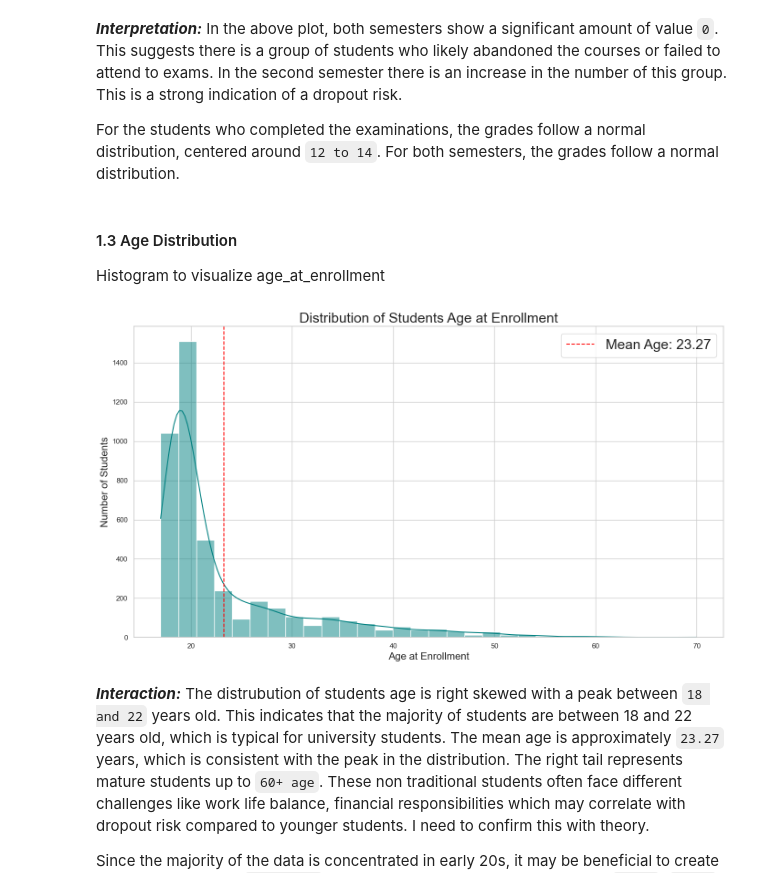
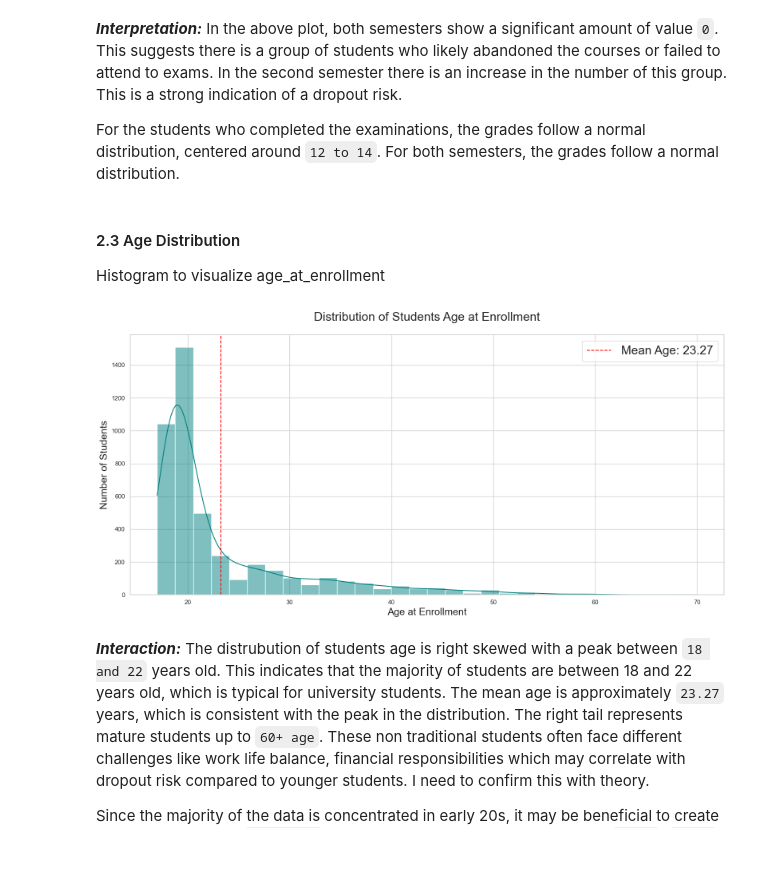
Before and after one commit to weslylaboy/student-outcome-predictor, a Jupyter notebook: notebooks/02_exploratory_data_analysis.ipynb, the cells around one changed output. Drawn from its saved outputs; the diff is of its cells as text; code cells hidden in the pictures; blank space fills up the shorter version.

```diff
--- a/notebooks/02_exploratory_data_analysis.ipynb
+++ b/notebooks/02_exploratory_data_analysis.ipynb
@@ -26,10 +23,15 @@ from holoviews.plotting.bokeh.styles import font_size
 # Set plot style
 sns.set_theme(style="whitegrid")
 fig_size= (16,8)
+plot_title_pad = 25
+plot_title_font_size = 22
+x_label_font_size = 18
+y_label_font_size = 18
+plot_label_font_size = 22
 # %% [markdown]
 ## Load data
 # %%
-df = pd.read_csv('../data/interim/01.2_data_renamed.csv')
+df = pd.read_csv('../data/interim/01.4_data_unknown_cleaned.csv')
 df.head()
 # %% [output]
 |  | marital_status | application_mode | application_order | course | daytime_evening | prev_qualification | ... |
@@ -100,28 +102,28 @@ plt.show()
 
 For the students who completed the examinations, the grades follow a normal distribution, centered around `12 to 14`. For both semesters, the grades follow a normal distribution.
 # %% [markdown]
-#### 1.3 Age Distribution
+#### 2.3 Age Distribution
 
 Histogram to visualize age_at_enrollment
 # %%
-plt.figure(figsize=(14,8))
+plt.figure(figsize=fig_size)
 
 sns.histplot(data=df, x='age_at_enrollment', kde=True, color='teal', bins=30)
 
 # title
-plt.title('Distribution of Students Age at Enrollment', fontsize=22)
-plt.xlabel('Age at Enrollment', fontsize=16)
-plt.ylabel('Number of Students', fontsize=16)
+plt.title('Distribution of Students Age at Enrollment', fontsize=plot_title_font_size, pad=plot_title_pad)
+plt.xlabel('Age at Enrollment', fontsize=x_label_font_size)
+plt.ylabel('Number of Students', fontsize=y_label_font_size)
 
 # line with age mean
 plt.axvline(df['age_at_enrollment'].mean(), color='red', linestyle='--', label=f'Mean Age: {df["age_at_enrollment"].mean():.2f}')
 
-plt.legend(fontsize=22)
+plt.legend(fontsize=plot_label_font_size)
 
 plt.tight_layout()
 plt.show()
 # %% [output]
-[figure, old version]
+[figure, new version]
 # %% [markdown]
 ***Interaction:*** The distrubution of students age is right skewed with a peak between `18 and 22` years old. This indicates that the majority of students are between 18 and 22 years old, which is typical for university students. The mean age is approximately `23.27` years, which is consistent with the peak in the distribution. The right tail represents mature students up to `60+ age`. These non traditional students often face different challenges like work life balance, financial responsibilities which may correlate with dropout risk compared to younger students. I need to confirm this with theory.
 
```
Also changed, not shown: parts of 42 cells of this notebook, 3 other files.
